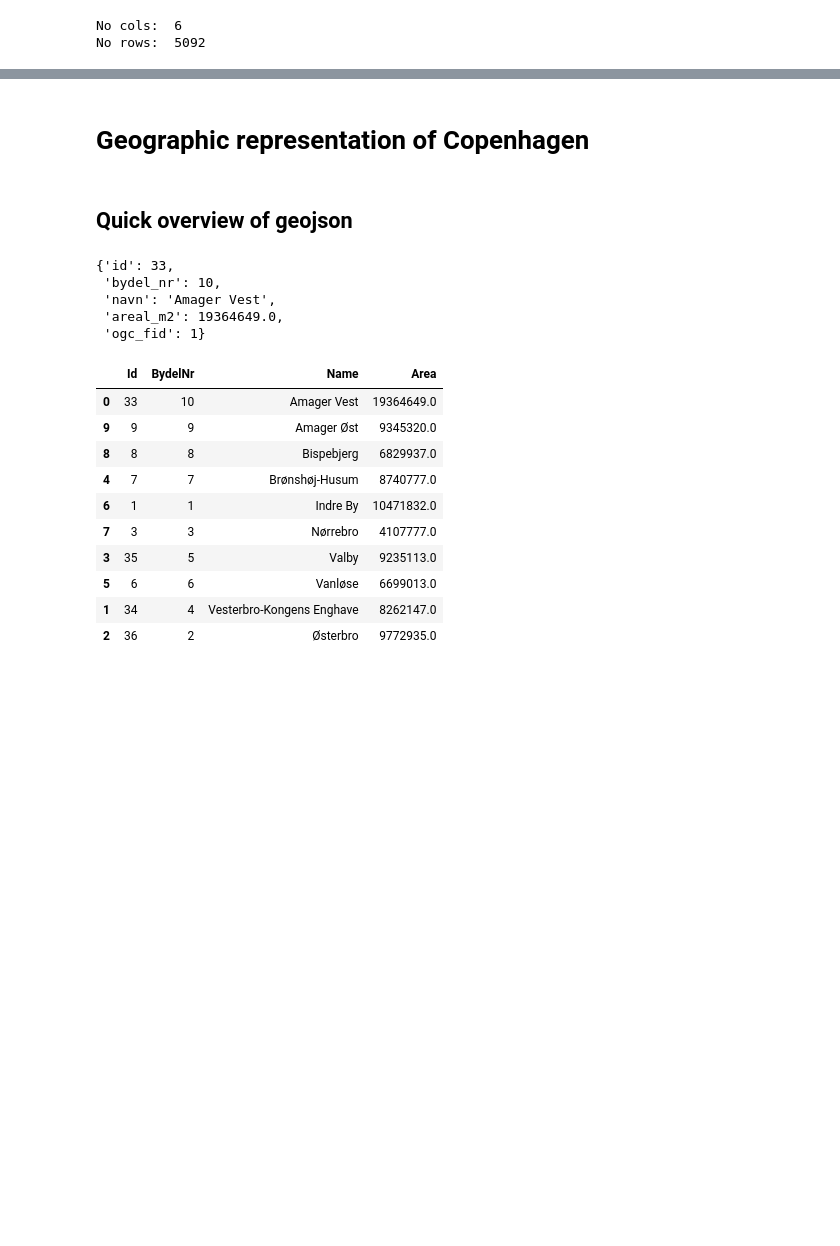
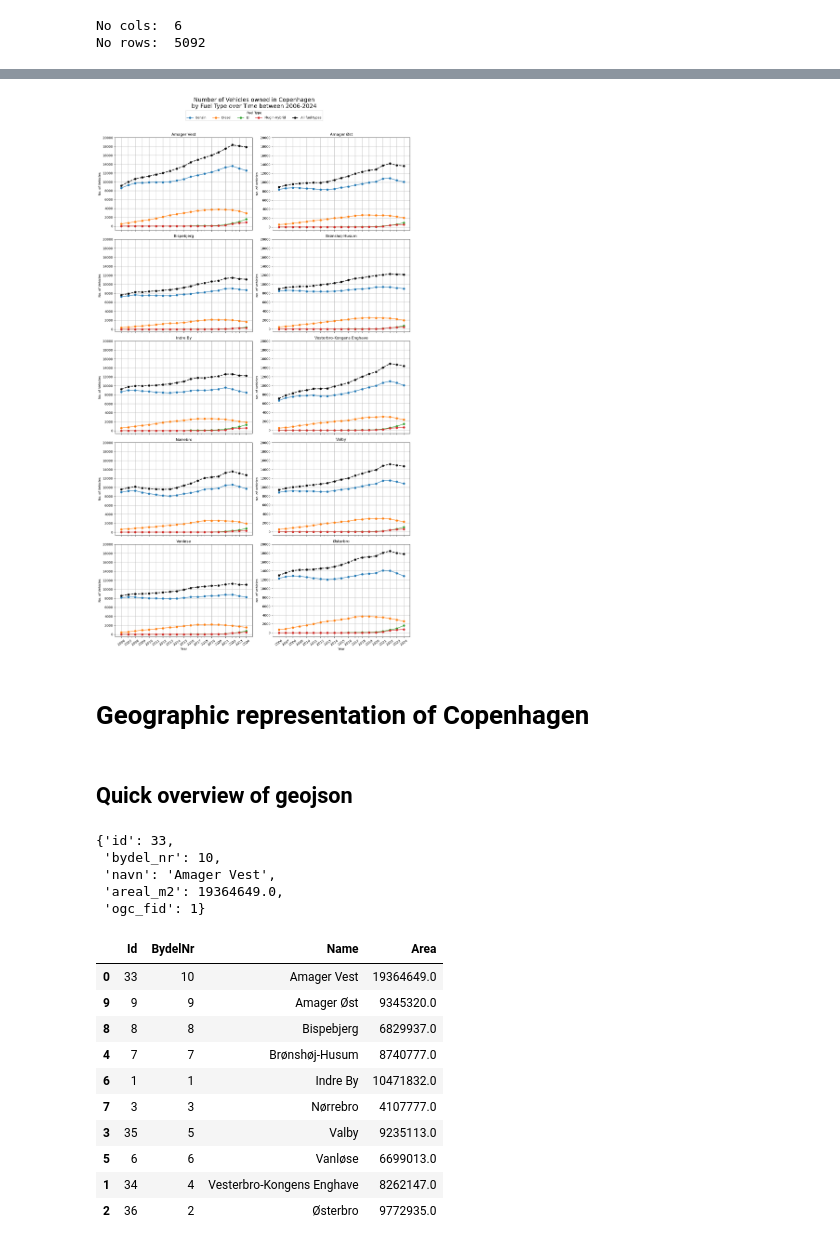
Before and after one commit to AleksandarLukic96/02806_Social_Data, a Jupyter notebook: Project/Data_overview_Alek.ipynb, the cells around one changed output, grey strips where cells are left out. Saved outputs shown, nothing was run; the diff lists cells and outputs as text; code cells hidden in the pictures; blank space fills up the shorter version.

```diff
--- a/Project/Data_overview_Alek.ipynb
+++ b/Project/Data_overview_Alek.ipynb
@@ -210,3 +250,72 @@ No rows:  5092
+# %%
+import matplotlib.pyplot as plt
+import math
+
+# Get unique CityDistricts
+districts = df_clean["CityDistrict"].dropna().unique()
+n = len(districts)
+ncols = 2
+nrows = math.ceil(n / ncols)
+
+# Create the subplots
+fig, axes = plt.subplots(nrows=nrows, ncols=ncols, figsize=(14, nrows * 5), sharex=True)
+
+# Flatten the axes array for easy indexing
+axes = axes.flatten()
+
+# Loop through districts and create each subplot
+for i, district in enumerate(districts):
+    ax = axes[i]
+
+    # Filter and group data
+    df_district = df_clean[df_clean["CityDistrict"] == district]
+    df_grouped = df_district.groupby(["Year", "FuelType"])["NoOfVehicles"].sum().reset_index()
+    df_pivot = df_grouped.pivot(index="Year", columns="FuelType", values="NoOfVehicles")
+
+    if df_pivot.empty:
+        ax.set_visible(False)
+        continue
+
+    # Plot data
+    df_pivot.plot(ax=ax, marker='o', legend=False)  # legend off here, we'll do one globally
+
+    # ----- Calculate and add trend line -----
+    df_total = df_pivot.sum(axis=1).reset_index()
+    df_total.columns = ["Year", "TotalVehicles"]
+    ax.plot(df_total["Year"], df_total["TotalVehicles"], color='black', marker='o', label='All fuel types', linestyle='--', linewidth=2)
+    # --------------------------------------
+
+    # x-axis
+    ax.set_xticks(df_pivot.index)
+    ax.set_xticklabels(df_pivot.index, rotation=35)
+
+    # y-axis ticks
+    interval = 2_000
+    max_val = 20_000
+    top_val = int(math.ceil(max_val / interval)) * interval
+    yticks = list(range(0, top_val + interval, interval))
+    ax.set_yticks(yticks)
+
+    # Titles and labels
+    ax.set_title(district)
+    ax.set_xlabel("Year")
+    ax.set_ylabel("No. of Vehicles")
+
+    ax.grid(visible=True)
+
+# Remove any unused subplots
+for j in range(i + 1, len(axes)):
+    fig.delaxes(axes[j])
+
+# Set a global legend
+handles, labels = ax.get_legend_handles_labels()
+fig.legend(handles, labels, title="Fuel Type", loc='upper center', bbox_to_anchor=(0.5, 0.96), ncol=len(labels))
+
+plt.suptitle(f"Number of Vehicles owned in Copenhagen\nby Fuel Type over Time between {start_y}-{end_y}", fontsize=18)
+plt.tight_layout(rect=[0, 0, 1, 0.95])  # leave space for suptitle
+plt.show()
+# %% [output]
+[figure, added]
 # %% [markdown]
 # Geographic representation of Copenhagen
 # %% [markdown]
```
Also changed, not shown: parts of 6 cells of this notebook, 1 other file.
